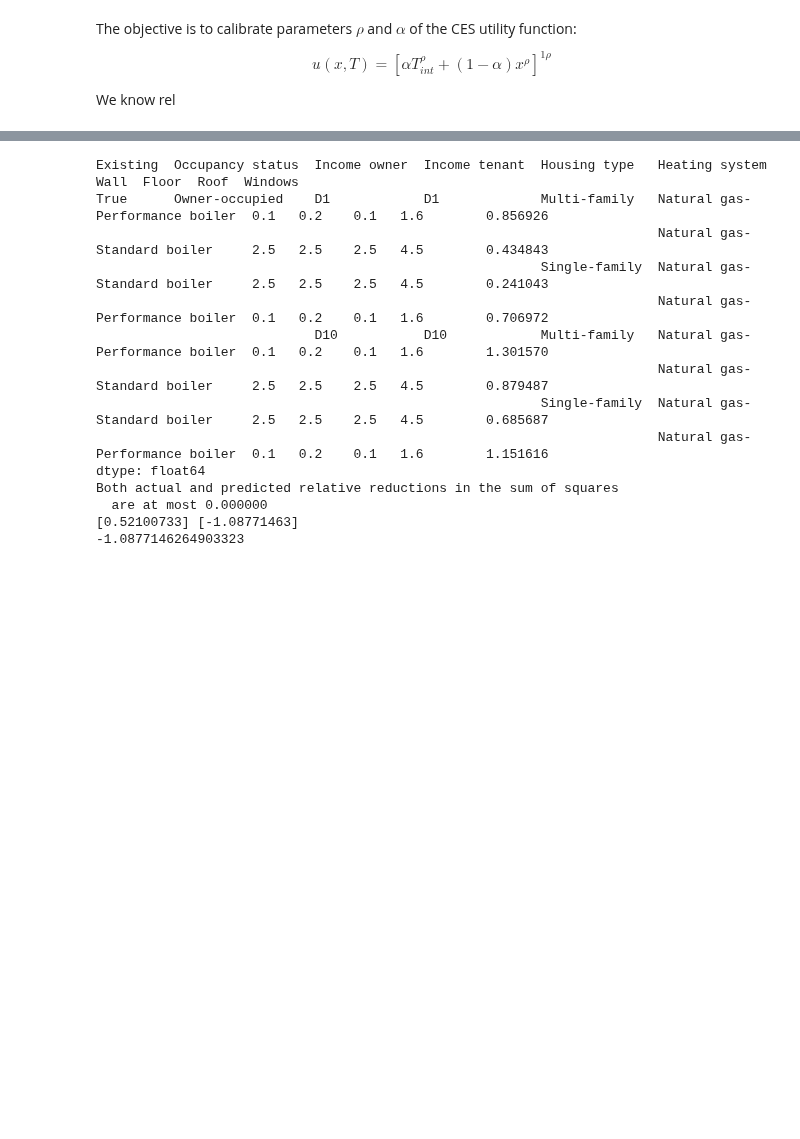
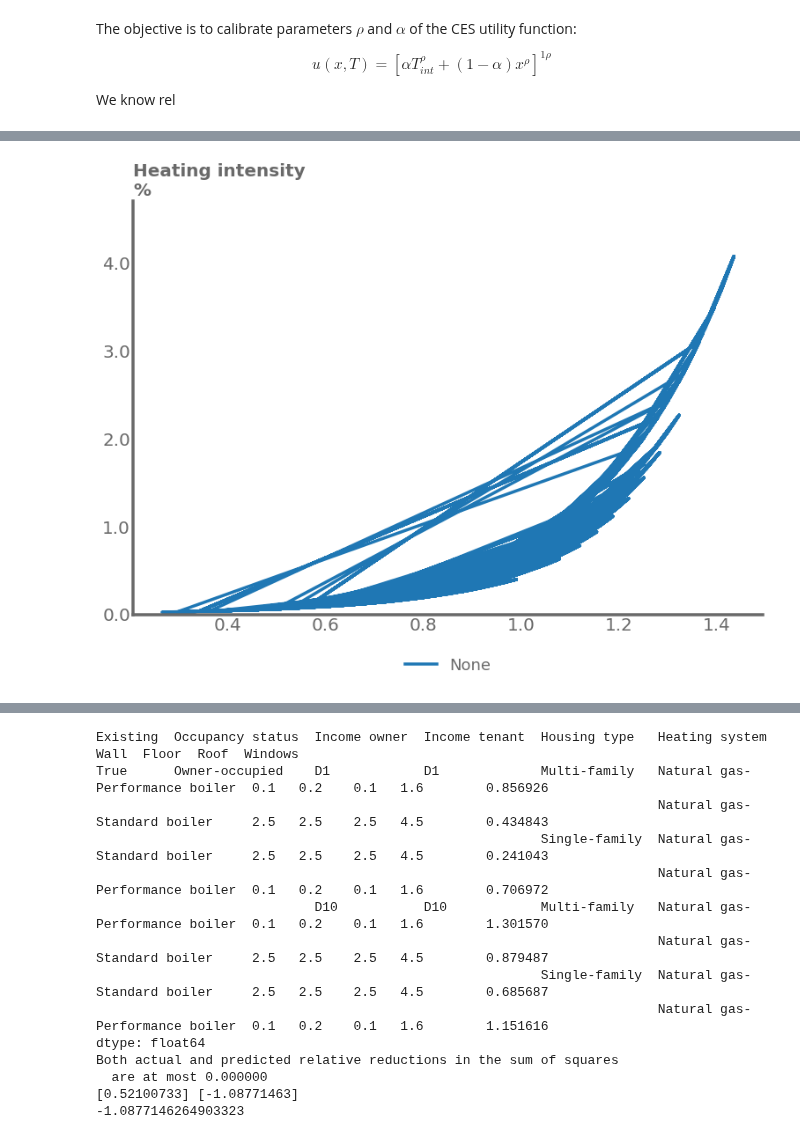
Before and after one commit to CIRED/Res-IRF4, a Jupyter notebook: project/analysis/preprocessing/ces_function/calibrating_ces.ipynb, the cells around one changed output, grey strips where cells are left out. Cells and saved outputs as stored; diff of their text form; code cells hidden in the pictures; blank space fills up the shorter version.

```diff
--- a/project/analysis/preprocessing/ces_function/calibrating_ces.ipynb
+++ b/project/analysis/preprocessing/ces_function/calibrating_ces.ipynb
@@ -17,7 +50,7 @@ from project.utils import reindex_mi
 # %%
-# 'buildingstock_sdes2018_simple_1.csv'
+# 'buildingstock_example.csv'
 resirf_inputs = get_inputs(variables=['buildings', 'income', 'energy_prices'],
-                           building_stock=os.path.join('project', 'input', 'stock', 'buildingstock_example.csv'))
+                           building_stock=os.path.join('project', 'input', 'stock', 'buildingstock_sdes2018_simple_1.csv'))
 buildings = resirf_inputs['buildings']
 income = resirf_inputs['income']
 income.index.names = ['Income tenant']
@@ -114,0 +105,26 @@ dtype: float64
+# %%
+def demand_ces_sigma(X, sigma, alpha):
+    """Demand function derived from ces utility function.
+
+
+    Represents the tradeoff between thermal comfort and energy expenditure.
+
+    Parameters
+    ----------
+    X: tuple
+        Income, Price
+    sigma: elasticity of subsitution
+    alpha
+
+    Returns
+    -------
+
+    """
+    income, energy_bill = X
+    s = (alpha / energy_bill)**sigma * income / (alpha**sigma * energy_bill**(1 -sigma) +  (1 - alpha)**sigma)
+    x = (1 - alpha)**sigma *  income / (alpha**sigma * energy_bill**(1 - sigma) + (1 - alpha)**sigma)
+    return s
+# %%
+best_vals, covar = curve_fit(demand_ces_sigma, (income, energy_bill), heating_intensity, p0=(0.9, 0.1), method='dogbox', bounds=((-np.inf, 0.0001),(1, 0.9999)))
+print(best_vals)
+intensity_calc = demand_ces_sigma((income, energy_bill), best_vals[0], best_vals[1])
@@ -114,0 +150,6 @@ dtype: float64
+# %%
+df = intensity_calc.copy()
+df.index = heating_intensity
+make_plot(df, 'Heating intensity (%)', integer=False)
+# %% [output]
+[figure, added]
```
Also changed, not shown: parts of 25 cells of this notebook, 6 other files.
